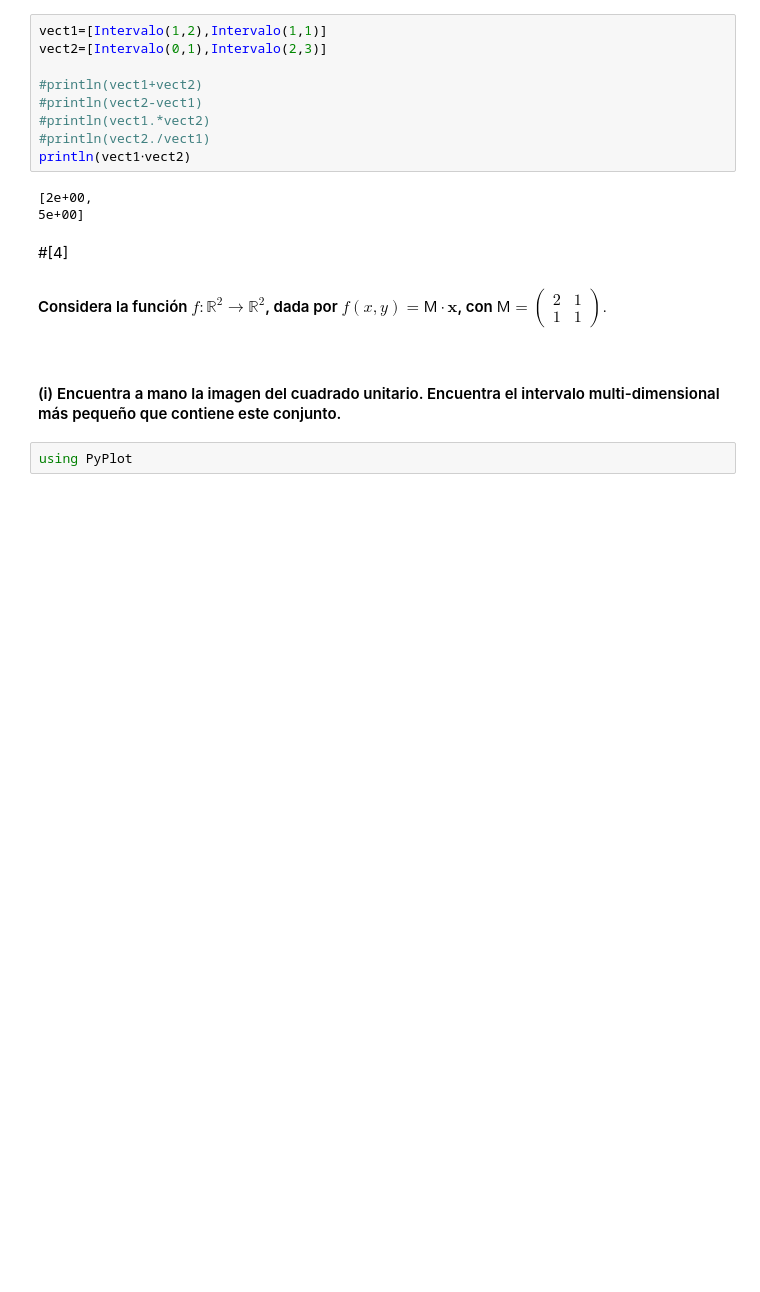
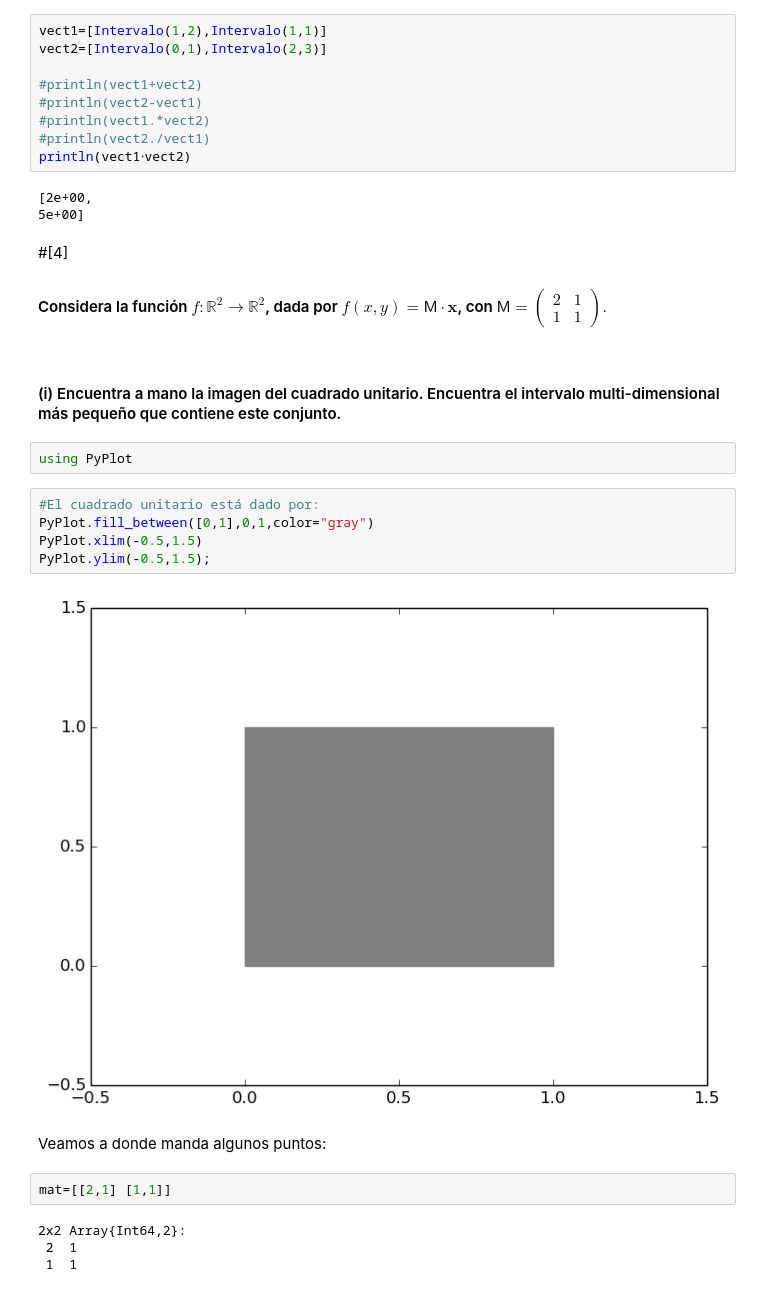
Before and after one commit to shgaeo/clase, a Jupyter notebook: ejercicios_clase/abril/Sobre_11.*_En_MetodosNumericosAvanzados.ipynb, the cells around one changed output. Drawn from its saved outputs; the diff is of its cells as text; blank space fills up the shorter version.

```diff
--- a/ejercicios_clase/abril/Sobre_11.*_En_MetodosNumericosAvanzados.ipynb
+++ b/ejercicios_clase/abril/Sobre_11.*_En_MetodosNumericosAvanzados.ipynb
@@ -151,3 +151,18 @@ println(vect1⋅vect2)
 #### (i) Encuentra a mano la imagen del cuadrado unitario. Encuentra el intervalo multi-dimensional más pequeño que contiene este conjunto.
 # %%
 using PyPlot
+# %%
+#El cuadrado unitario está dado por:
+PyPlot.fill_between([0,1],0,1,color="gray")
+PyPlot.xlim(-0.5,1.5)
+PyPlot.ylim(-0.5,1.5);
+# %% [output]
+[figure, added]
+# %% [markdown]
+Veamos a donde manda algunos puntos:
+# %%
+mat=[[2,1] [1,1]]
+# %% [output]
+2x2 Array{Int64,2}:
+ 2  1
+ 1  1
```
Also changed, not shown: parts of 23 cells of this notebook.
